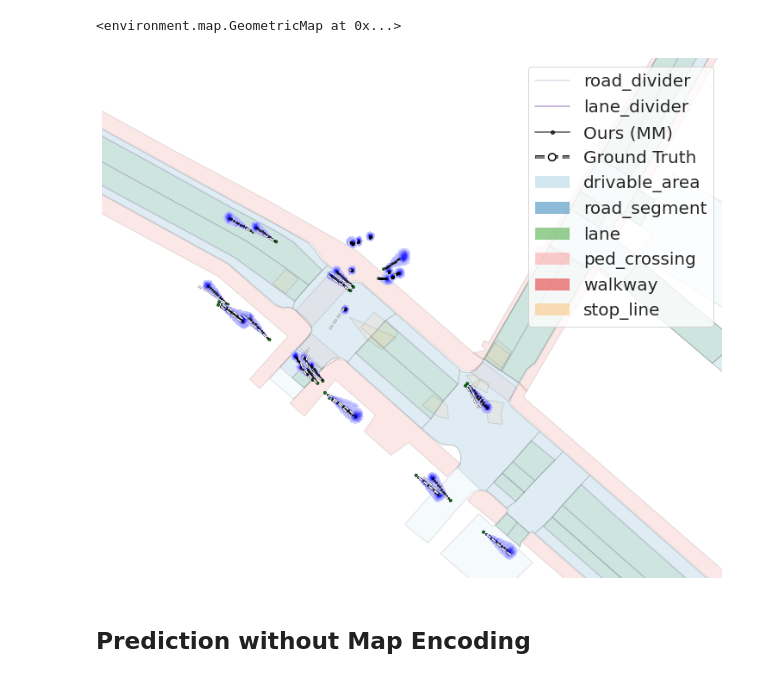
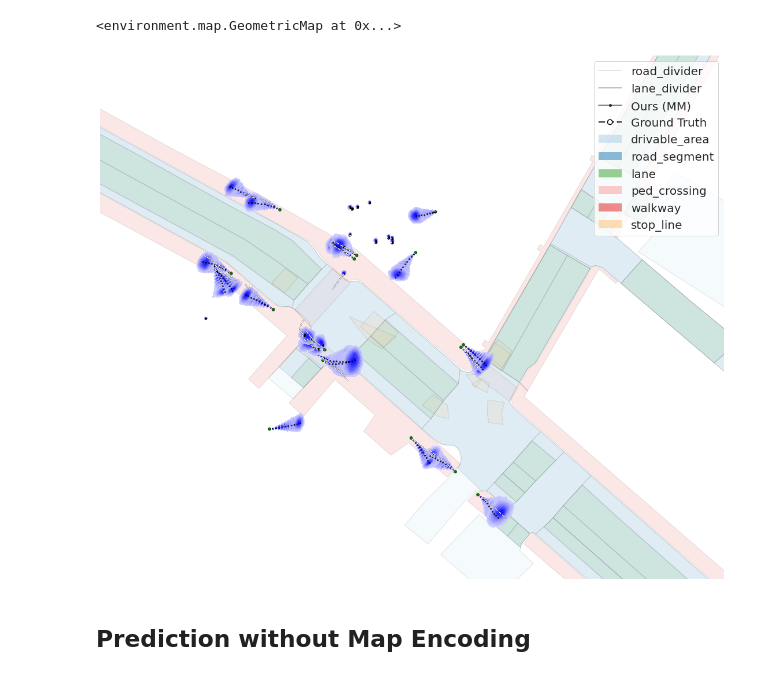
Before and after one commit to mridul0810/Trajectron-plus-plus, a Jupyter notebook: experiments/nuScenes/NuScenes Qualitative.ipynb, the cells around one changed output. Saved outputs shown, nothing was run; the diff lists cells and outputs as text; code cells hidden in the pictures.

```diff
--- a/experiments/nuScenes/NuScenes Qualitative.ipynb
+++ b/experiments/nuScenes/NuScenes Qualitative.ipynb
@@ -30,13 +30,14 @@ line_colors = ['#375397','#80CBE5','#ABCB51','#F05F78', '#C8B0B0']
 # %% [markdown]
 # Map Encoding Demo
 # %%
-with open('../processed/nuScenes_test_mini_full.pkl', 'rb') as f:
+with open('../processed_basic/nuScenes_test_mini_full.pkl', 'rb') as f:
     eval_env = dill.load(f, encoding='latin1')
 eval_scenes = eval_env.scenes
 # %%
 ph = 6
-log_dir = '/home/wonder/alt-traj/Trajectron-plus-plus/experiments/nuScenes/models'
+# log_dir = '/home/wonder/alt-traj/Trajectron-plus-plus/experiments/nuScenes/models'
+log_dir = './models'
 # %%
-model_dir = os.path.join(log_dir, 'models_09_Jul_2025_12_21_35_int_ee_me')
-eval_stg, hyp = load_model(model_dir, eval_env, ts=9)
+model_dir = os.path.join(log_dir, 'basic_1')
+eval_stg, hyp = load_model(model_dir, eval_env, ts=12)
 # %% [output]
@@ -78,7 +83,7 @@ scene.map['VISUALIZATION']
 # %%
 ph = 10
 with torch.no_grad():
-    timestep = np.array([12])
+    timestep = np.array([10])
     predictions = eval_stg.predict(scene,
                                    timestep,
                                    ph,
@@ -97,8 +102,10 @@ with torch.no_grad():
     y_max=1682.0
 
     # Plot predicted timestep for random scene in map
+    x_size = x_max - x_min
+    y_size = y_max - y_min
     my_patch = (x_min, y_min, x_max, y_max)
-    fig, ax = nusc_map.render_map_patch(my_patch, layers, figsize=(10, 10), alpha=0.1, render_egoposes_range=False)
+    fig, ax = nusc_map.render_map_patch(my_patch, layers, alpha=0.1, render_egoposes_range=False)
 
     ax.plot([], [], 'ko-',
             zorder=620,
@@ -106,36 +113,36 @@ with torch.no_grad():
             linewidth=2, alpha=0.7, label='Ours (MM)')
 
     ax.plot([],
             [],
             'w--o', label='Ground Truth',
             linewidth=3,
             path_effects=[pe.Stroke(linewidth=4, foreground='k'), pe.Normal()])
 
     plot_vehicle_nice(ax,
                       predictions,
                       scene.dt,
                       max_hl=10,
                       ph=ph,
-                      map=None, x_min=x_min-63, y_min=y_min-75)
+                      map=None, x_min=x_min-63, y_min=y_min-68)
 
     plot_vehicle_mm(ax,
                     predictions_mm,
                     scene.dt,
                     max_hl=10,
                     ph=ph,
-                    map=None, x_min=x_min-63, y_min=y_min-75)
+                    map=None, x_min=x_min-63, y_min=y_min-68)
 
     ax.set_ylim((y_min, y_max))
     ax.set_xlim((x_min, x_max))
     leg = ax.legend(loc='upper right', fontsize=20, frameon=True)
     ax.axis('off')
     for lh in leg.legendHandles:
         lh.set_alpha(.5)
     # ax.get_legend().remove()
     fig.show()
     fig.savefig('plots/qual_nuScenes_map_pos.pdf', dpi=300, bbox_inches='tight')
 # %% [output]
-[figure, old version]
+[figure, new version]
 # %% [markdown]
 ## Prediction without Map Encoding
 # %%
```
Also changed, not shown: parts of 2 cells of this notebook, 6 other files.
